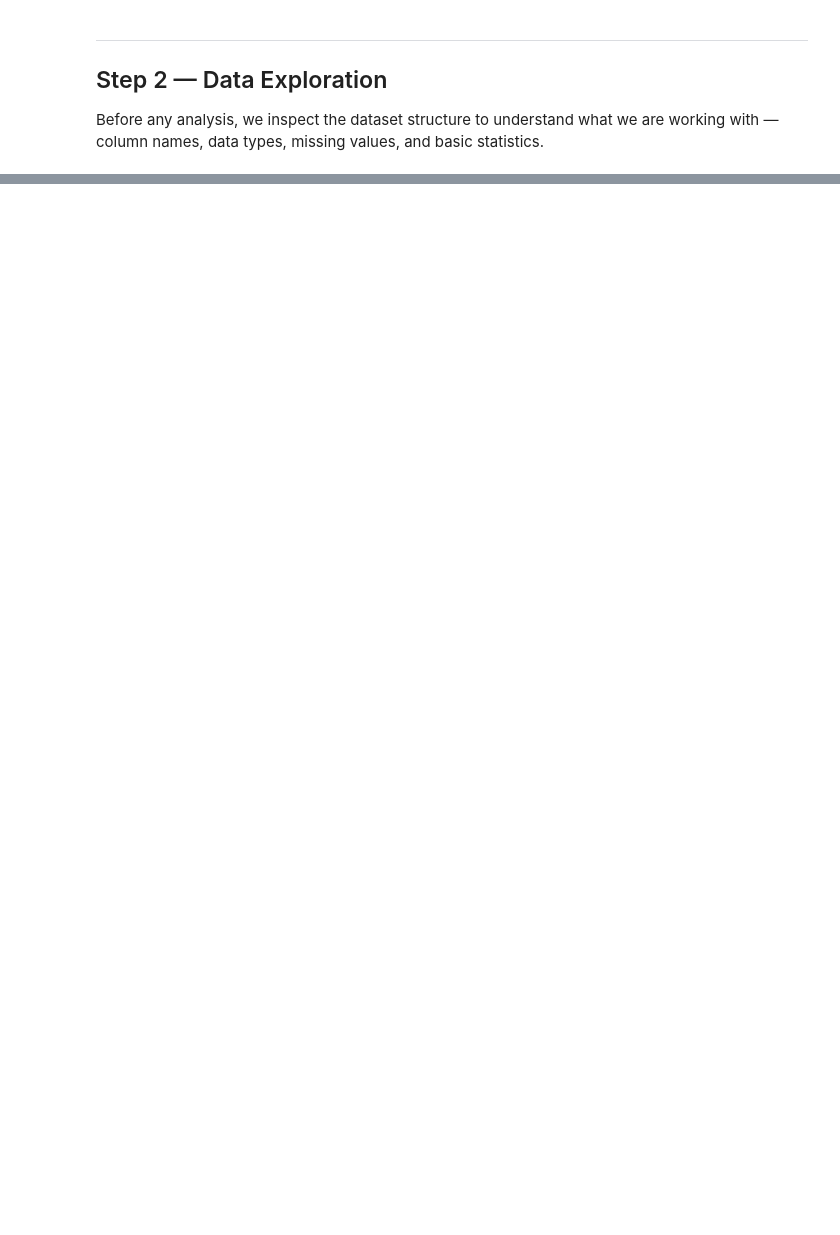
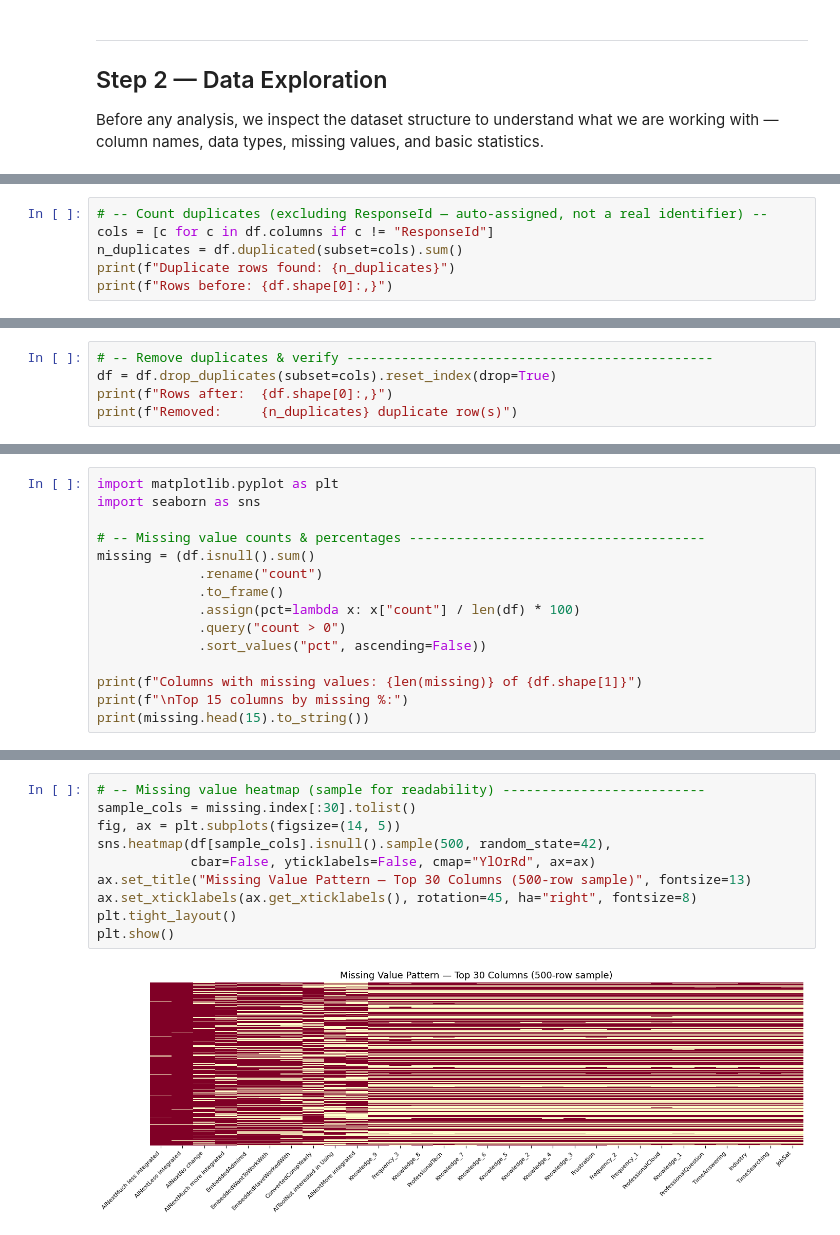
Before and after one commit to adriant25/ibm-data-analyst-capstone, a Jupyter notebook: capstone-project/Capstone_Survey_Analysis.ipynb, the cells around one changed output, grey strips where cells are left out. Saved outputs shown, nothing was run; the diff lists cells and outputs as text; blank space fills up the shorter version.

```diff
--- a/capstone-project/Capstone_Survey_Analysis.ipynb
+++ b/capstone-project/Capstone_Survey_Analysis.ipynb
@@ -75,0 +152,6 @@ df.describe(include='object')
+# %%
+# -- Count duplicates (excluding ResponseId — auto-assigned, not a real identifier) --
+cols = [c for c in df.columns if c != "ResponseId"]
+n_duplicates = df.duplicated(subset=cols).sum()
+print(f"Duplicate rows found: {n_duplicates}")
+print(f"Rows before: {df.shape[0]:,}")
@@ -75,0 +161,5 @@ df.describe(include='object')
+# %%
+# -- Remove duplicates & verify -----------------------------------------------
+df = df.drop_duplicates(subset=cols).reset_index(drop=True)
+print(f"Rows after:  {df.shape[0]:,}")
+print(f"Removed:     {n_duplicates} duplicate row(s)")
@@ -75,0 +181,15 @@ df.describe(include='object')
+# %%
+import matplotlib.pyplot as plt
+import seaborn as sns
+
+# -- Missing value counts & percentages --------------------------------------
+missing = (df.isnull().sum()
+             .rename("count")
+             .to_frame()
+             .assign(pct=lambda x: x["count"] / len(df) * 100)
+             .query("count > 0")
+             .sort_values("pct", ascending=False))
+
+print(f"Columns with missing values: {len(missing)} of {df.shape[1]}")
+print(f"\nTop 15 columns by missing %:")
+print(missing.head(15).to_string())
@@ -75,0 +216,12 @@ df.describe(include='object')
+# %%
+# -- Missing value heatmap (sample for readability) --------------------------
+sample_cols = missing.index[:30].tolist()
+fig, ax = plt.subplots(figsize=(14, 5))
+sns.heatmap(df[sample_cols].isnull().sample(500, random_state=42),
+            cbar=False, yticklabels=False, cmap="YlOrRd", ax=ax)
+ax.set_title("Missing Value Pattern — Top 30 Columns (500-row sample)", fontsize=13)
+ax.set_xticklabels(ax.get_xticklabels(), rotation=45, ha="right", fontsize=8)
+plt.tight_layout()
+plt.show()
+# %% [output]
+[figure, added]
```
Also changed, not shown: parts of 34 cells of this notebook.
